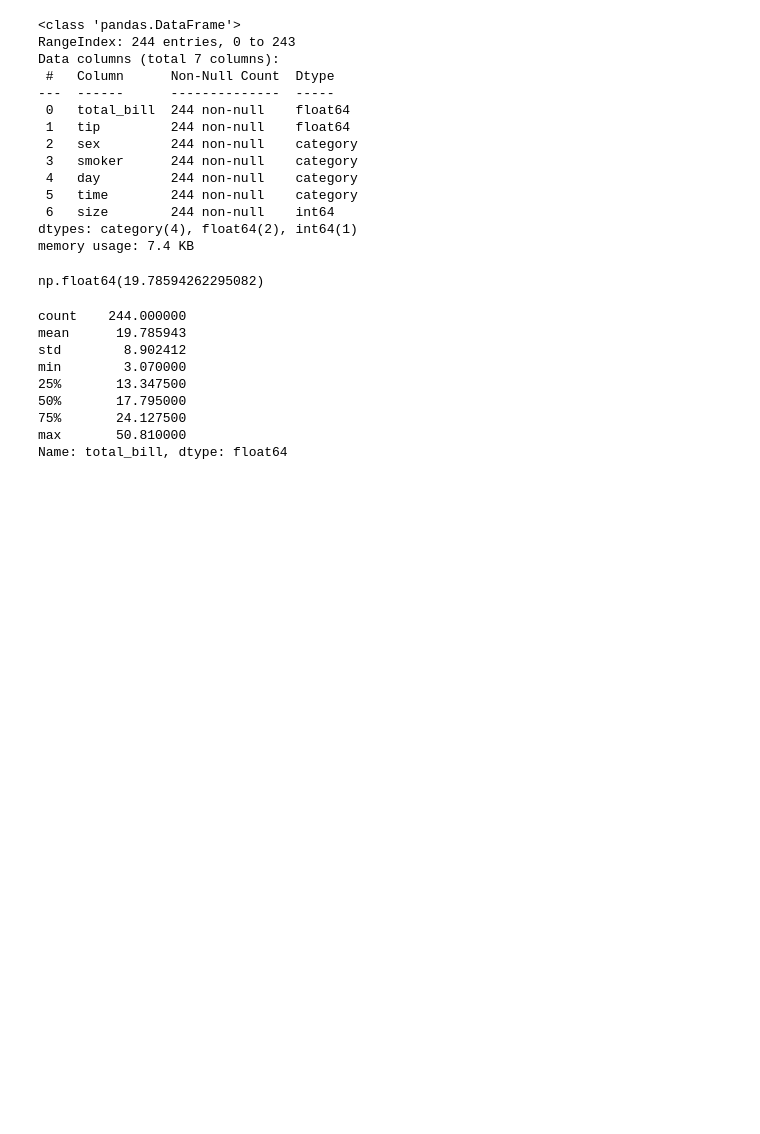
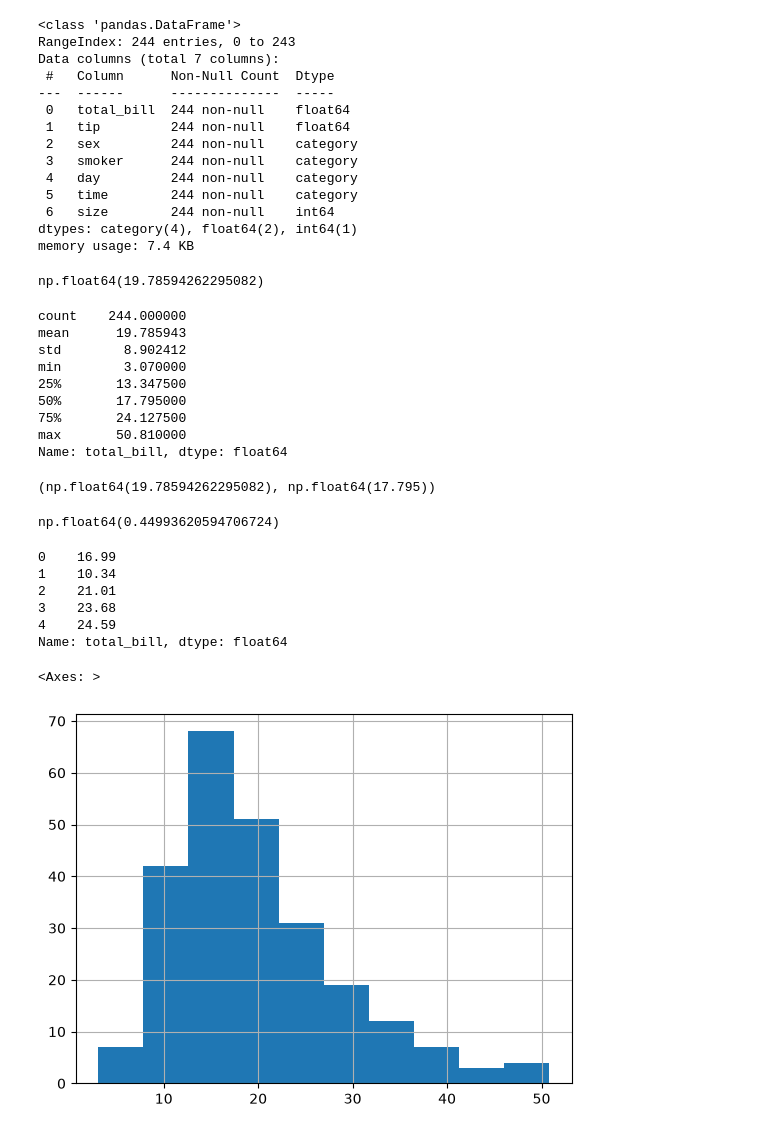
Before and after one commit to Kimchi-2025/big0611, a Jupyter notebook: py/stats.ipynb, the cells around one changed output. Drawn from its saved outputs; the diff is of its cells as text; code cells hidden in the pictures; blank space fills up the shorter version.

```diff
--- a/py/stats.ipynb
+++ b/py/stats.ipynb
@@ -51,3 +51,25 @@ min        3.070000
 75%       24.127500
 max       50.810000
 Name: total_bill, dtype: float64
+# %%
+bill.mean(), bill.median()
+# %% [output]
+(np.float64(19.78594262295082), np.float64(17.795))
+# %%
+bill.std() / bill.mean()
+# %% [output]
+np.float64(0.44993620594706724)
+# %%
+bill.head()
+# %% [output]
+0    16.99
+1    10.34
+2    21.01
+3    23.68
+4    24.59
+Name: total_bill, dtype: float64
+# %%
+bill.hist()
+# %% [output]
+<Axes: >
+[figure, added]
```
Also changed, not shown: parts of 156 cells of this notebook, 7 other files.
